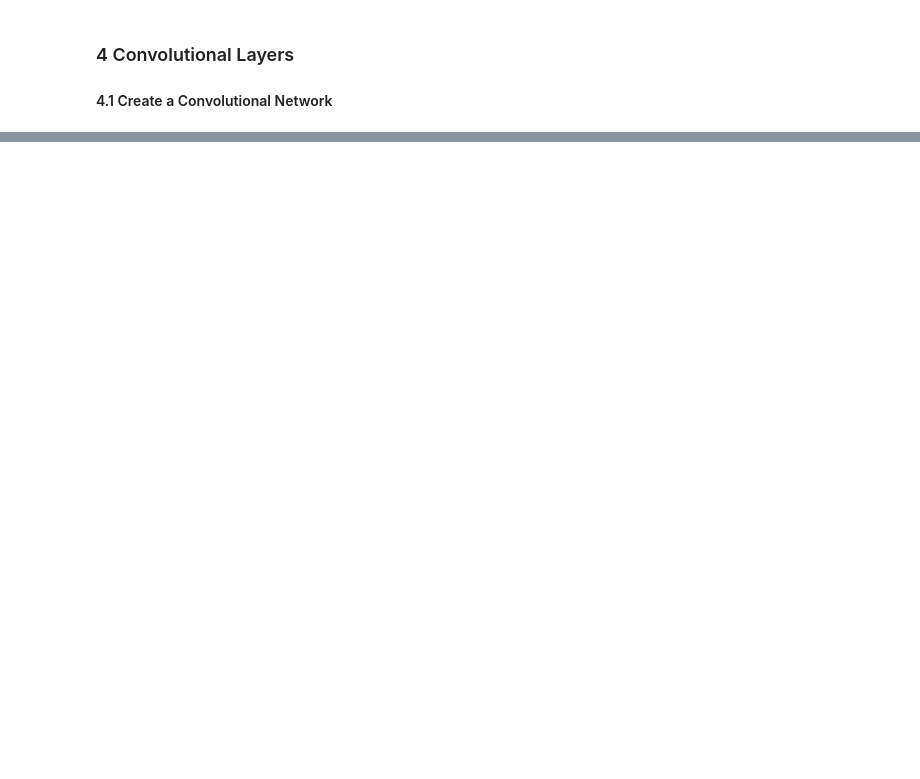
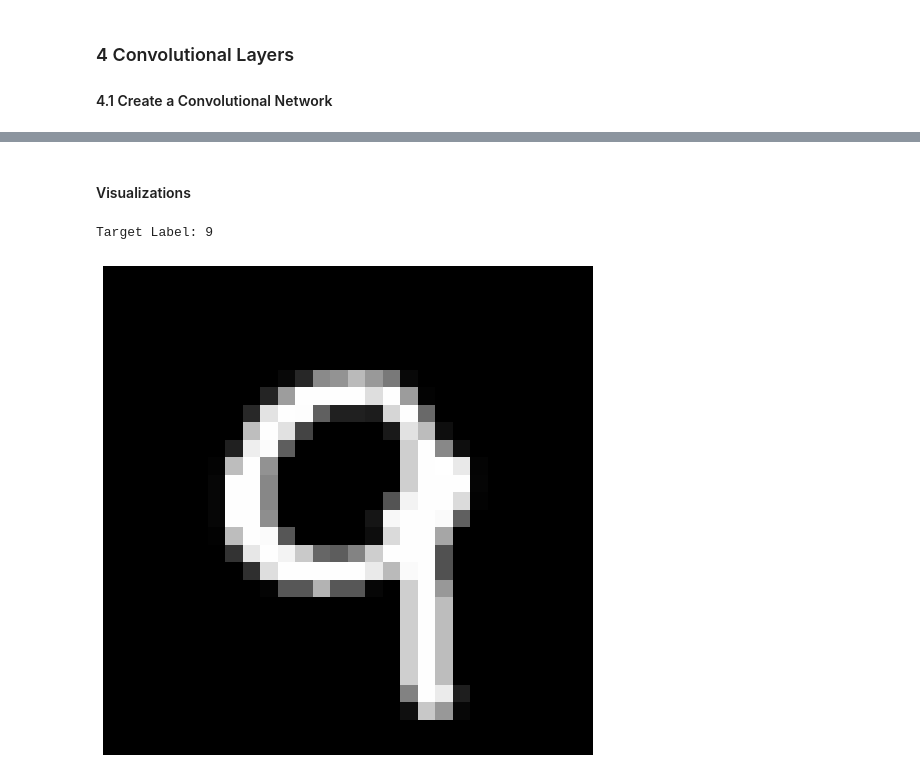
Before and after one commit to LarsKue/AML, a Jupyter notebook: exercise03/cnn-lars.ipynb, the cells around one changed output, grey strips where cells are left out. Drawn from its saved outputs; the diff is of its cells as text; code cells hidden in the pictures; blank space fills up the shorter version.

```diff
--- a/exercise03/cnn-lars.ipynb
+++ b/exercise03/cnn-lars.ipynb
@@ -373,0 +421,18 @@ NameError: name 'torch' is not defined
+# %% [markdown]
+#### Visualizations
+# %%
+test_image, test_label = next(iter(dataloader))
+
+# one image, one channel, 28x28 px
+test_image = test_image[0].reshape(1, 1, 28, 28)
+test_label = test_label[0].item()
+print("Target Label:", test_label)
+
+plt.figure(figsize=(10, 9))
+# only the 28x28 px information here
+plt.imshow(test_image[0][0], cmap="gray")
+plt.axis("off")
+plt.show()
+# %% [output]
+Target Label: 9
+[figure, added]
```
Also changed, not shown: parts of 14 cells of this notebook.
